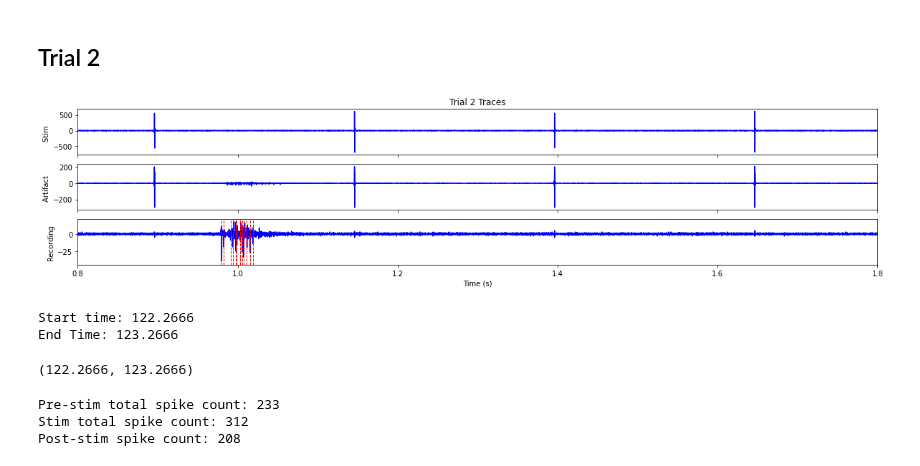
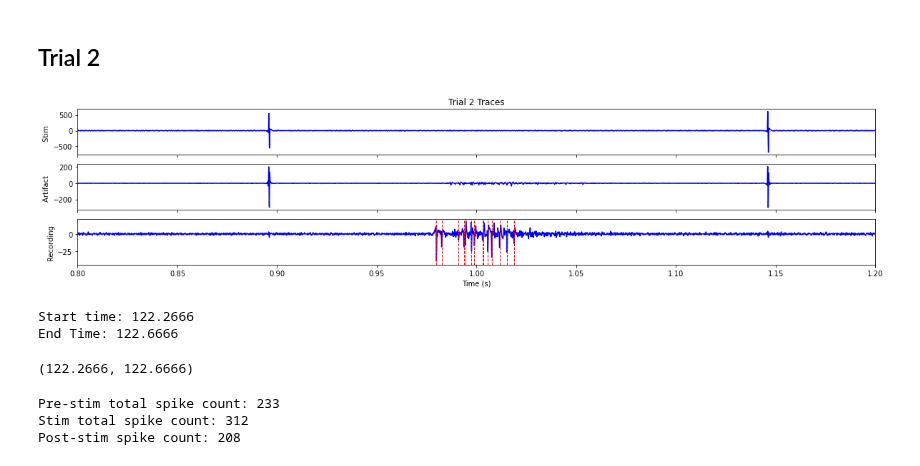
Before and after one commit to roybens/MEA_Analysis, a Jupyter notebook: IPNAnalysis/exp1106.ipynb, the cells around one changed output. Drawn from its saved outputs; the diff is of its cells as text; code cells hidden in the pictures.

```diff
--- a/IPNAnalysis/exp1106.ipynb
+++ b/IPNAnalysis/exp1106.ipynb
@@ -286,12 +310,12 @@ n3_t2.pre_stim_length = 120
 n3_t2.stim_length = 120
 n3_t2_sc = n3_t2.get_spike_counts()
 # %%
-n3_t2.plot_stim_traces(2, time_range=1, start_at=0.8)
+n3_t2.plot_stim_traces(2, time_range=0.4, start_at=0.8)
 # %% [output]
-[figure, old version]
+[figure, new version]
 Start time: 122.2666
-End Time: 123.2666
+End Time: 122.6666
-(122.2666, 123.2666)
+(122.2666, 122.6666)
 # %%
 n3_t2.visible_artifact = False
 n3_t2.plot_spike_counts('recording', 2)
```
Also changed, not shown: parts of 10 cells of this notebook, 2 other files.
